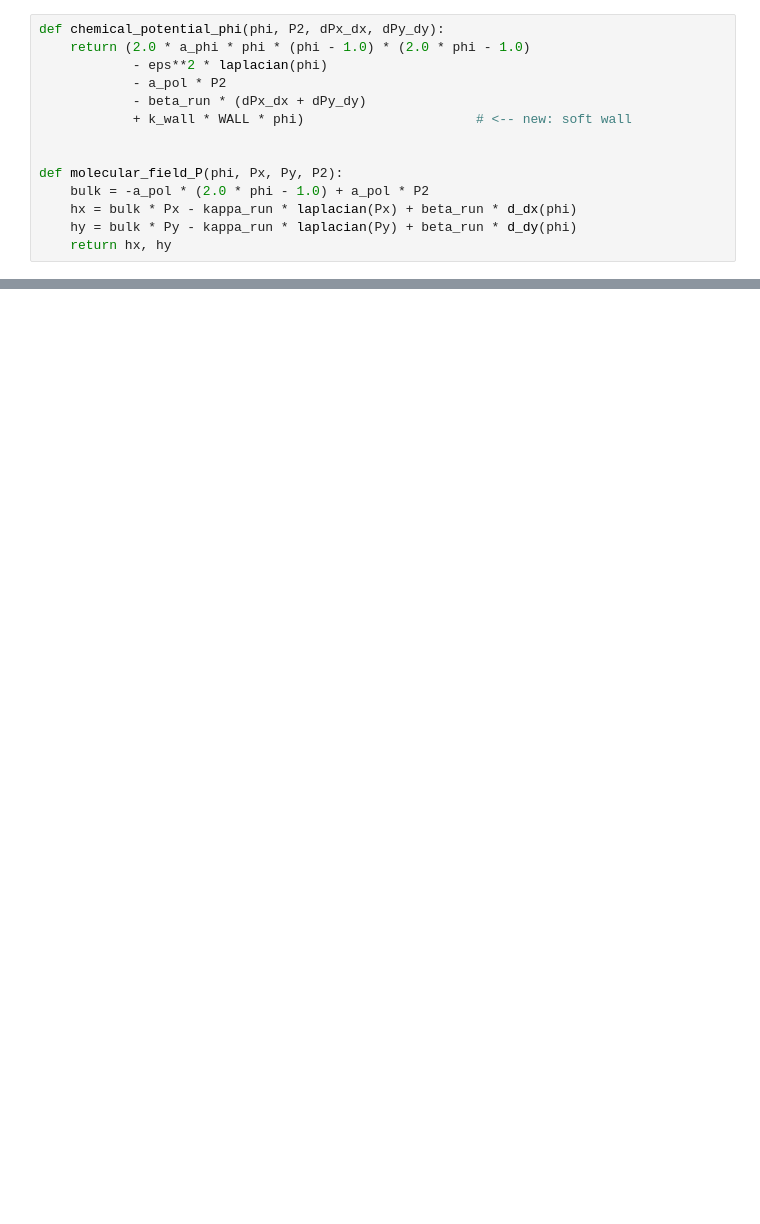
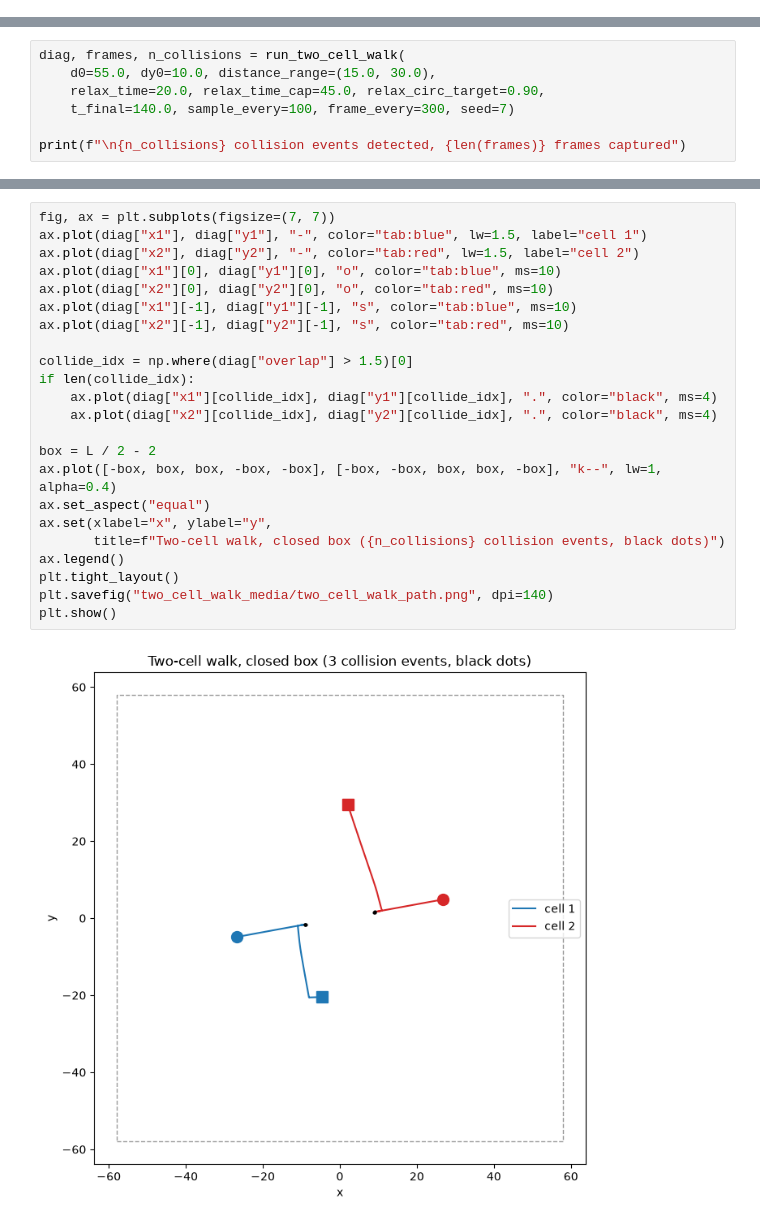
Before and after one commit to ariaydrouch/f, a Jupyter notebook: BTP_version3_two_cell_walk.ipynb, the cells around one changed output, grey strips where cells are left out. Cells and saved outputs as stored; diff of their text form; blank space fills up the shorter version.

```diff
--- a/BTP_version3_two_cell_walk.ipynb
+++ b/BTP_version3_two_cell_walk.ipynb
@@ -180,14 +0,0 @@ print(f"wall zone starts at |x| or |y| > {wall_margin_frac * L/2:.1f} "
-# %%
-def chemical_potential_phi(phi, P2, dPx_dx, dPy_dy):
-    return (2.0 * a_phi * phi * (phi - 1.0) * (2.0 * phi - 1.0)
-            - eps**2 * laplacian(phi)
-            - a_pol * P2
-            - beta_run * (dPx_dx + dPy_dy)
-            + k_wall * WALL * phi)                      # <-- new: soft wall
-
-
-def molecular_field_P(phi, Px, Py, P2):
-    bulk = -a_pol * (2.0 * phi - 1.0) + a_pol * P2
-    hx = bulk * Px - kappa_run * laplacian(Px) + beta_run * d_dx(phi)
-    hy = bulk * Py - kappa_run * laplacian(Py) + beta_run * d_dy(phi)
-    return hx, hy
@@ -670,0 +430,7 @@ print(f"saved {video_path}: {len(frames_tc)} frames at {fps} fps "
+# %%
+diag, frames, n_collisions = run_two_cell_walk(
+    d0=55.0, dy0=10.0, distance_range=(15.0, 30.0),
+    relax_time=20.0, relax_time_cap=45.0, relax_circ_target=0.90,
+    t_final=140.0, sample_every=100, frame_every=300, seed=7)
+
+print(f"\n{n_collisions} collision events detected, {len(frames)} frames captured")
@@ -670,0 +467,25 @@ print(f"saved {video_path}: {len(frames_tc)} frames at {fps} fps "
+# %%
+fig, ax = plt.subplots(figsize=(7, 7))
+ax.plot(diag["x1"], diag["y1"], "-", color="tab:blue", lw=1.5, label="cell 1")
+ax.plot(diag["x2"], diag["y2"], "-", color="tab:red", lw=1.5, label="cell 2")
+ax.plot(diag["x1"][0], diag["y1"][0], "o", color="tab:blue", ms=10)
+ax.plot(diag["x2"][0], diag["y2"][0], "o", color="tab:red", ms=10)
+ax.plot(diag["x1"][-1], diag["y1"][-1], "s", color="tab:blue", ms=10)
+ax.plot(diag["x2"][-1], diag["y2"][-1], "s", color="tab:red", ms=10)
+
+collide_idx = np.where(diag["overlap"] > 1.5)[0]
+if len(collide_idx):
+    ax.plot(diag["x1"][collide_idx], diag["y1"][collide_idx], ".", color="black", ms=4)
+    ax.plot(diag["x2"][collide_idx], diag["y2"][collide_idx], ".", color="black", ms=4)
+
+box = L / 2 - 2
+ax.plot([-box, box, box, -box, -box], [-box, -box, box, box, -box], "k--", lw=1, alpha=0.4)
+ax.set_aspect("equal")
+ax.set(xlabel="x", ylabel="y",
+       title=f"Two-cell walk, closed box ({n_collisions} collision events, black dots)")
+ax.legend()
+plt.tight_layout()
+plt.savefig("two_cell_walk_media/two_cell_walk_path.png", dpi=140)
+plt.show()
+# %% [output]
+[figure, added]
```
Also changed, not shown: parts of 39 cells of this notebook, 7 other files.
